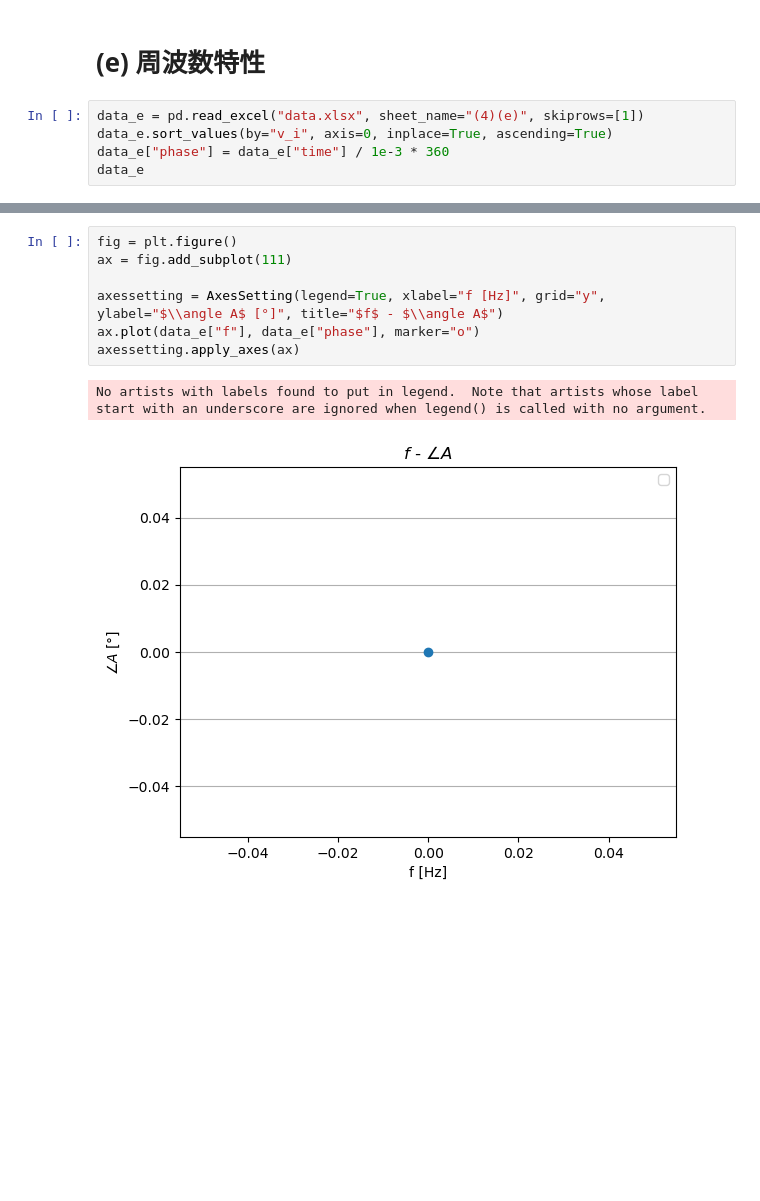
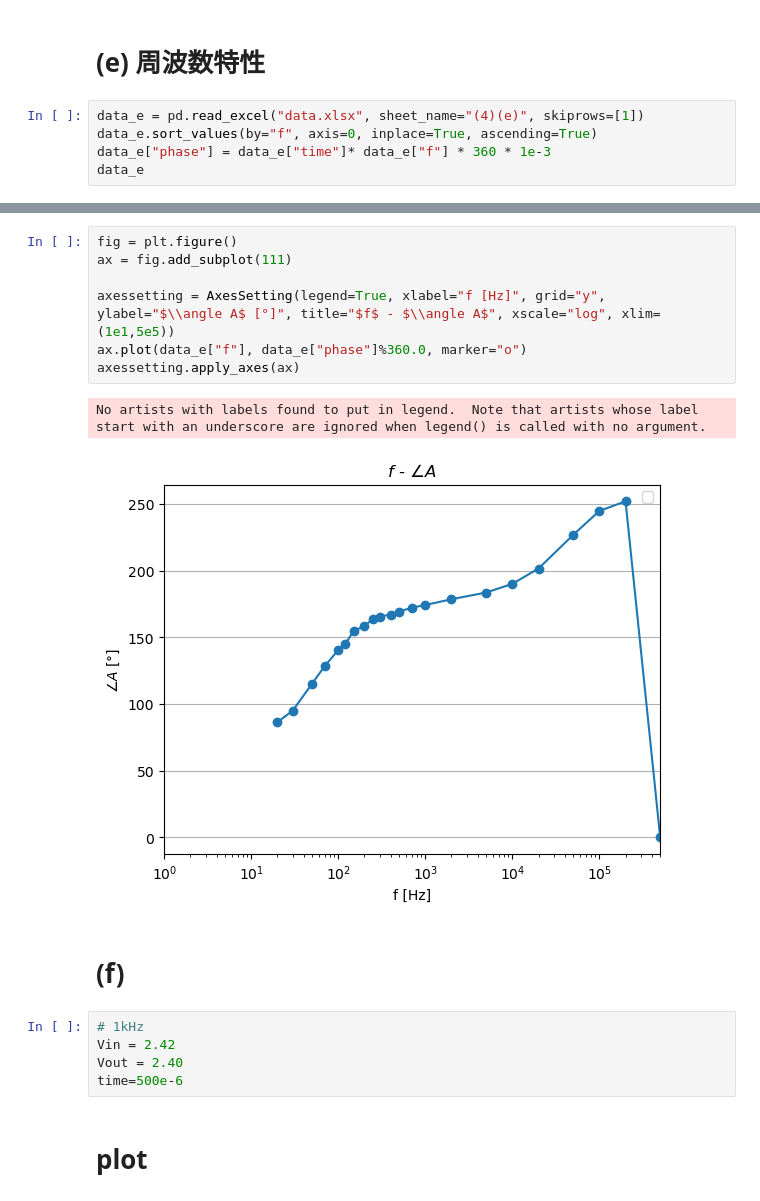
Before and after one commit to inohan/experiment-3s, a Jupyter notebook: A1/exp04.ipynb, the cells around one changed output, grey strips where cells are left out. Saved outputs shown, nothing was run; the diff lists cells and outputs as text; blank space fills up the shorter version.

Commit message:
input all data for A1

```diff
--- a/A1/exp04.ipynb
+++ b/A1/exp04.ipynb
@@ -79,8 +90,8 @@ axessetting.apply_axes(ax)
 # (e) 周波数特性
 # %%
 data_e = pd.read_excel("data.xlsx", sheet_name="(4)(e)", skiprows=[1])
-data_e.sort_values(by="v_i", axis=0, inplace=True, ascending=True)
-data_e["phase"] = data_e["time"] / 1e-3 * 360
+data_e.sort_values(by="f", axis=0, inplace=True, ascending=True)
+data_e["phase"] = data_e["time"]* data_e["f"] * 360 * 1e-3
 data_e
 # %% [output]
 |  | f | v_i | v_o | time | phase |
@@ -98,10 +124,19 @@ No artists with labels found to put in legend.  Note that artists whose label st
 # %%
 fig = plt.figure()
 ax = fig.add_subplot(111)
 
-axessetting = AxesSetting(legend=True, xlabel="f [Hz]", grid="y", ylabel="$\\angle A$ [°]", title="$f$ - $\\angle A$")
-ax.plot(data_e["f"], data_e["phase"], marker="o")
+axessetting = AxesSetting(legend=True, xlabel="f [Hz]", grid="y", ylabel="$\\angle A$ [°]", title="$f$ - $\\angle A$", xscale="log", xlim=(1e1,5e5))
+ax.plot(data_e["f"], data_e["phase"]%360.0, marker="o")
 axessetting.apply_axes(ax)
 # %% [output]
 No artists with labels found to put in legend.  Note that artists whose label start with an underscore are ignored when legend() is called with no argument.
-[figure, old version]
+[figure, new version]
+# %% [markdown]
+# (f)
+# %%
+# 1kHz
+Vin = 2.42
+Vout = 2.40
+time=500e-6
+# %% [markdown]
+# plot
```
Also changed, not shown: parts of 7 cells of this notebook, 4 other files.
